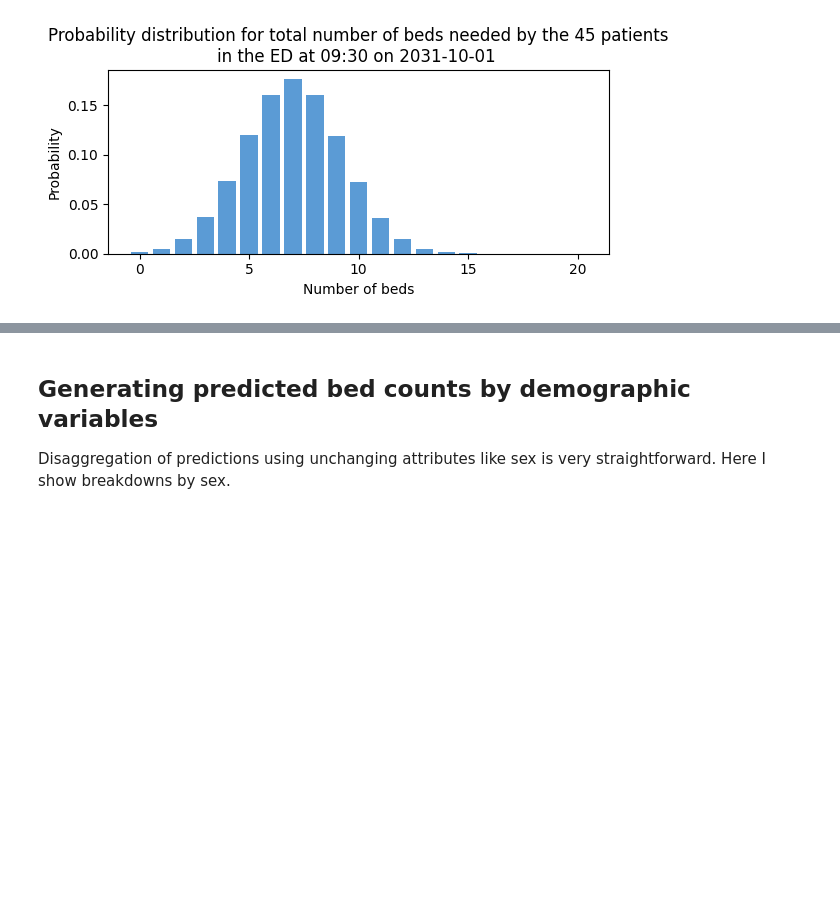
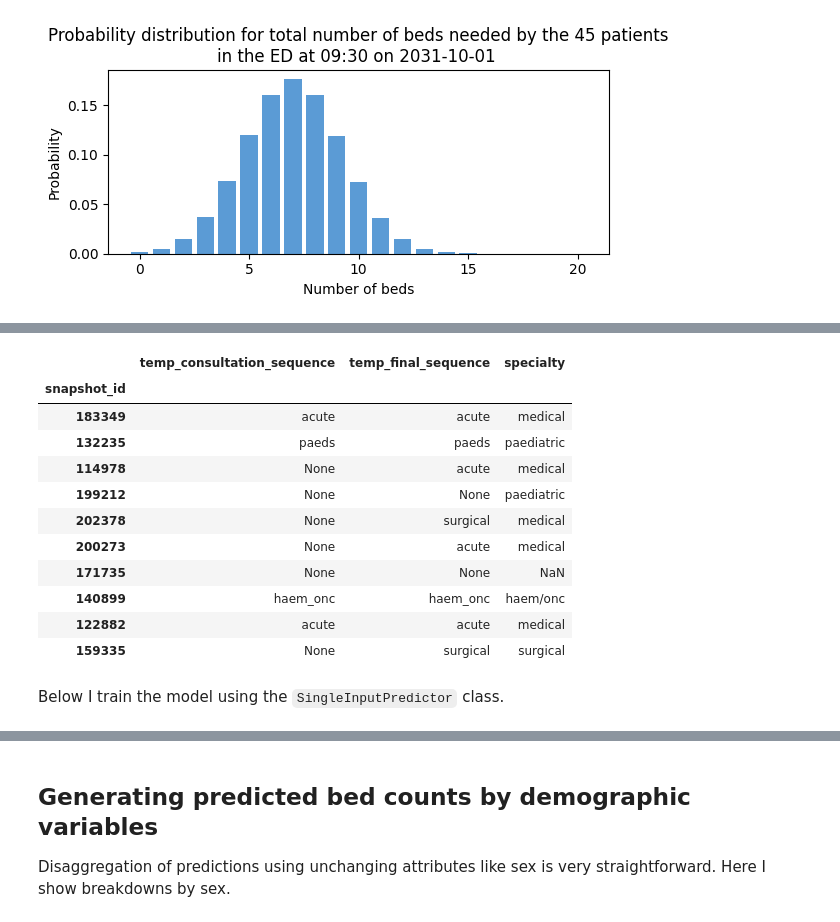
Before and after one commit to UCL-CORU/patientflow, a Jupyter notebook: notebooks/3d_Predict_bed_counts_for_subgroups.ipynb, the cells around one changed output, grey strips where cells are left out. Drawn from its saved outputs; the diff is of its cells as text; code cells hidden in the pictures; blank space fills up the shorter version.

```diff
--- a/notebooks/3d_Predict_bed_counts_for_subgroups.ipynb
+++ b/notebooks/3d_Predict_bed_counts_for_subgroups.ipynb
@@ -502,0 +317,25 @@ prob_dist_plot(prob_dist_dict[first_group_snapshot_key]['agg_predicted'], title,
+# %%
+ed_visits['temp_consultation_sequence'] = ed_visits['consultation_sequence'].apply(
+    lambda x: x[0].strip("'") if isinstance(x, (list, tuple)) and len(x) > 0 else None
+)
+
+ed_visits['temp_final_sequence'] = ed_visits['final_sequence'].apply(
+    lambda x: x[0].strip("'") if isinstance(x, (list, tuple)) and len(x) > 0 else None
+)
+
+ed_visits[(ed_visits.is_admitted) & (ed_visits.prediction_time == (9,30))][['temp_consultation_sequence', 'temp_final_sequence', 'specialty']].head(10)
+# %% [output]
+|  | temp_consultation_sequence | temp_final_sequence | specialty |
+| snapshot_id |  |  |  |
+| 183349 | acute | acute | medical |
+| 132235 | paeds | paeds | paediatric |
+| 114978 | None | acute | medical |
+| 199212 | None | None | paediatric |
+| 202378 | None | surgical | medical |
+| 200273 | None | acute | medical |
+| 171735 | None | None | NaN |
+| 140899 | haem_onc | haem_onc | haem/onc |
+| 122882 | acute | acute | medical |
+| 159335 | None | surgical | surgical |
+# %% [markdown]
+Below I train the model using the `SingleInputPredictor` class.
```
Also changed, not shown: parts of 15 cells of this notebook, 1 other file.
